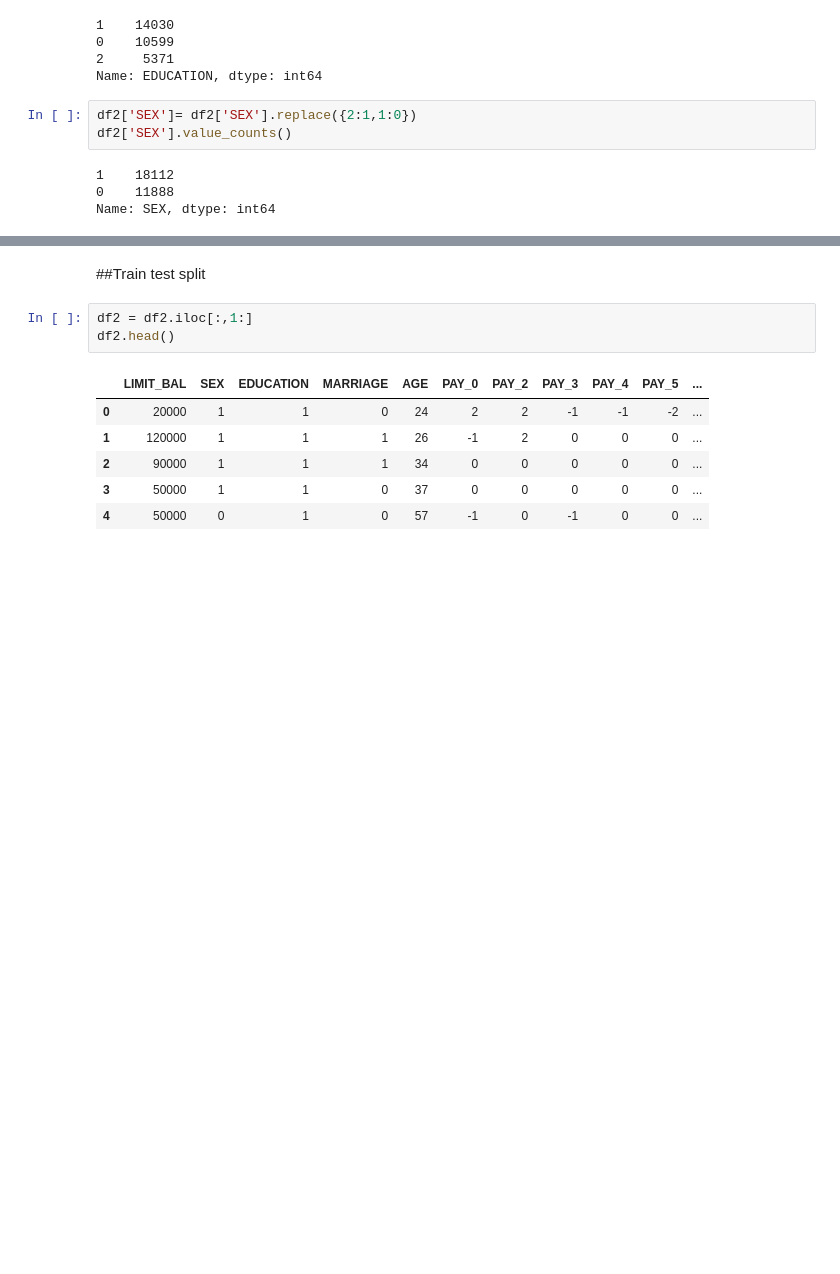
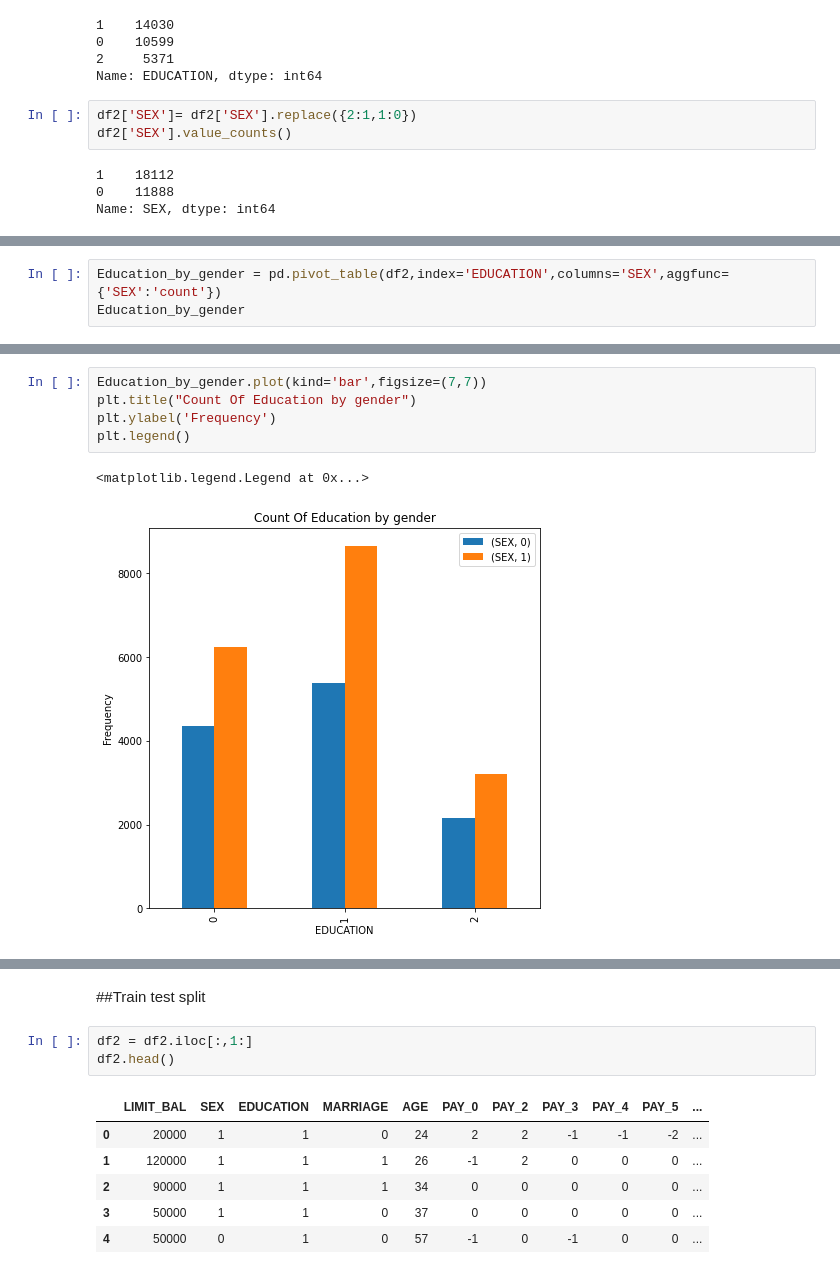
Before and after one commit to Rahul711sharma/Credit-Card-Default-, a Jupyter notebook: Credit_Card_Default.ipynb, the cells around one changed output, grey strips where cells are left out. Cells and saved outputs as stored; diff of their text form; blank space fills up the shorter version.

```diff
--- a/Credit_Card_Default.ipynb
+++ b/Credit_Card_Default.ipynb
@@ -248,0 +253,3 @@ Name: default payment next month, dtype: int64
+# %%
+Education_by_gender = pd.pivot_table(df2,index='EDUCATION',columns='SEX',aggfunc={'SEX':'count'})
+Education_by_gender
@@ -248,0 +263,8 @@ Name: default payment next month, dtype: int64
+# %%
+Education_by_gender.plot(kind='bar',figsize=(7,7))
+plt.title("Count Of Education by gender")
+plt.ylabel('Frequency')
+plt.legend()
+# %% [output]
+<matplotlib.legend.Legend at 0x...>
+[figure, added]
```
Also changed, not shown: parts of 41 cells of this notebook.
